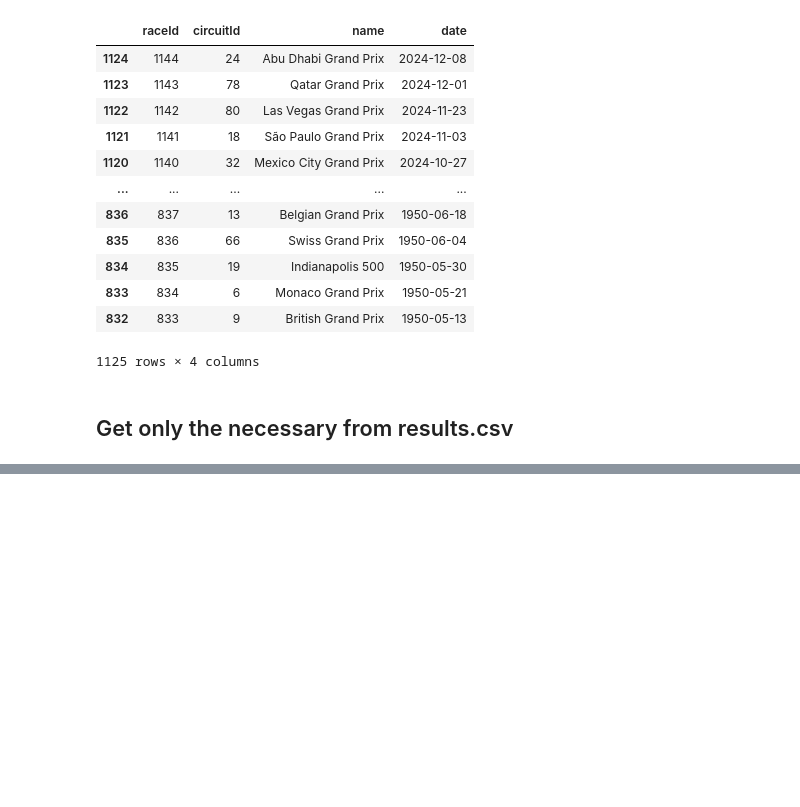
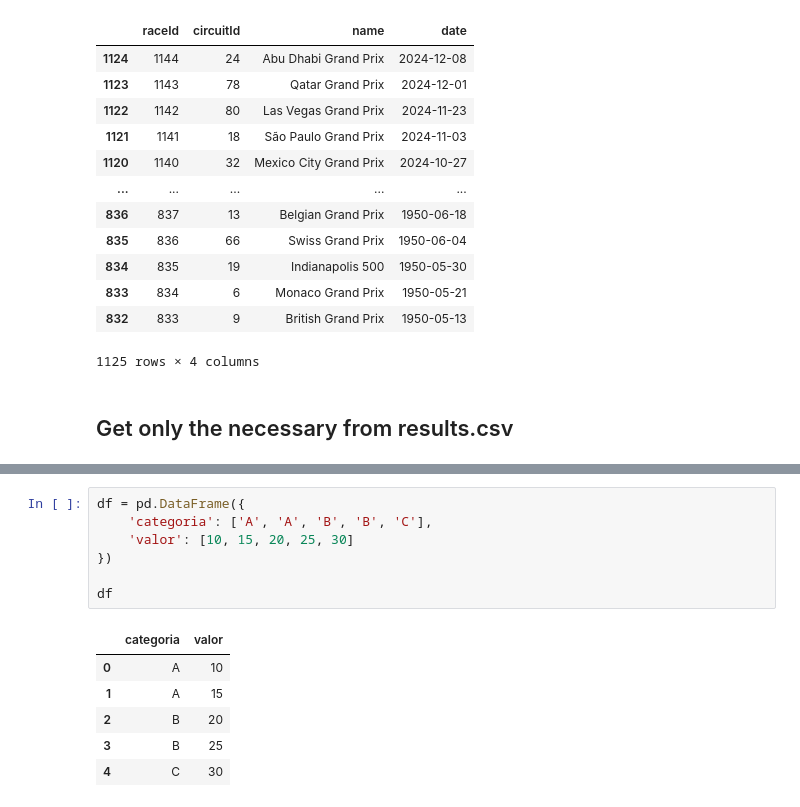
Before and after one commit to ThalesMelo1/Analyses-F1-2024, a Jupyter notebook: Desafios/F1/Formula.ipynb, the cells around one changed output, grey strips where cells are left out. Cells and saved outputs as stored; diff of their text form; blank space fills up the shorter version.

```diff
--- a/Desafios/F1/Formula.ipynb
+++ b/Desafios/F1/Formula.ipynb
@@ -84,0 +143,14 @@ Races
+# %%
+df = pd.DataFrame({
+    'categoria': ['A', 'A', 'B', 'B', 'C'],
+    'valor': [10, 15, 20, 25, 30]
+})
+
+df
+# %% [output]
+|  | categoria | valor |
+| 0 | A | 10 |
+| 1 | A | 15 |
+| 2 | B | 20 |
+| 3 | B | 25 |
+| 4 | C | 30 |
```
Also changed, not shown: parts of 5 cells of this notebook.
